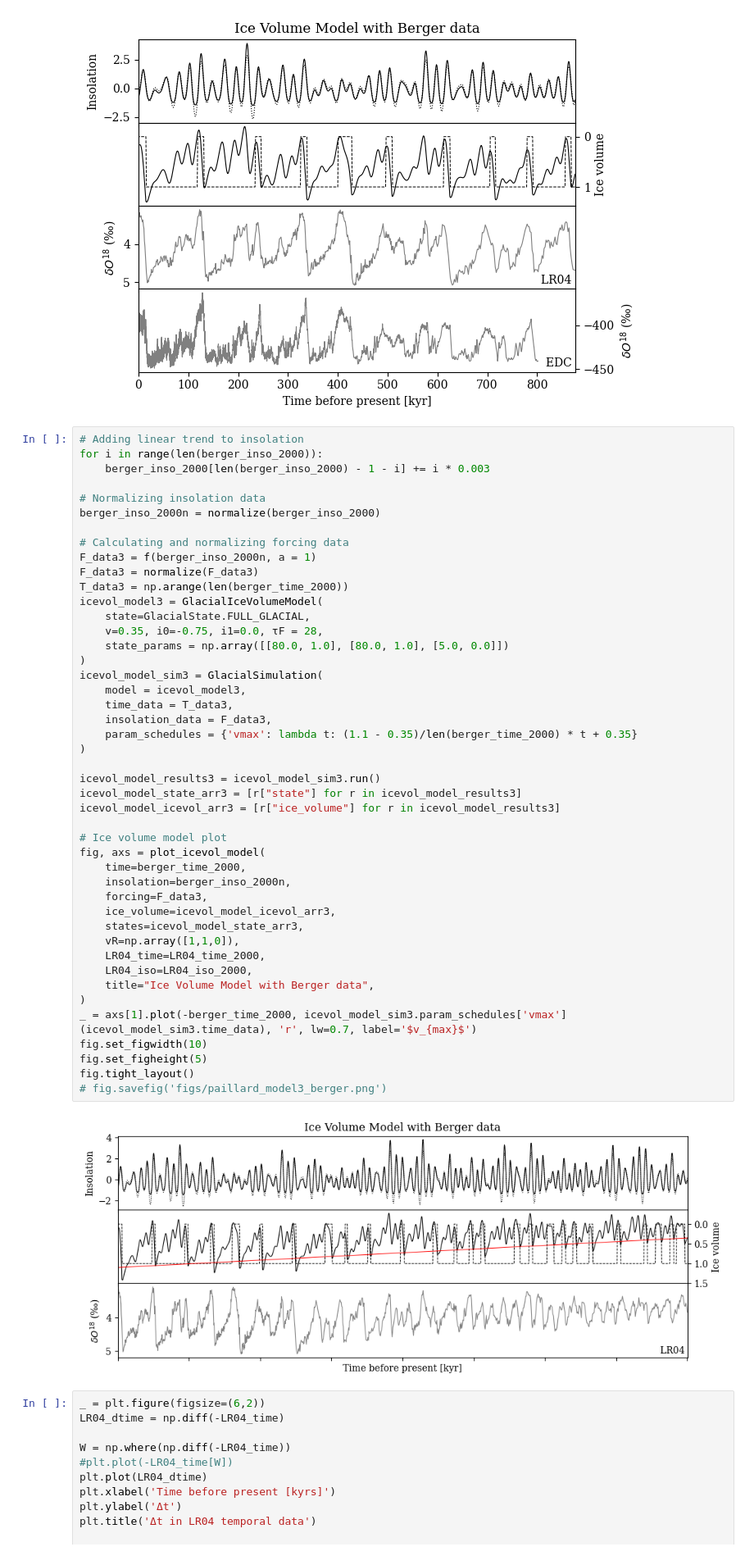
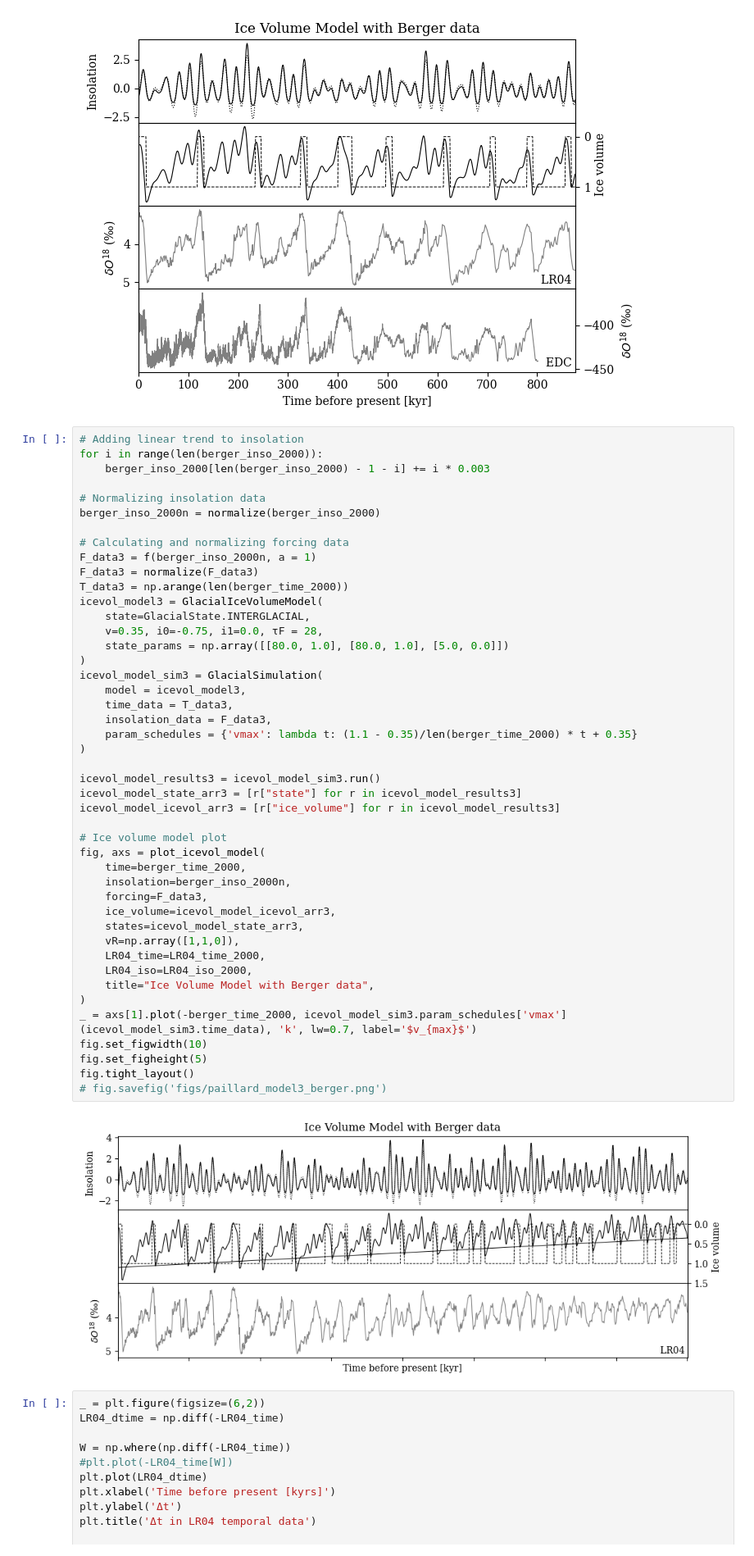
Before and after one commit to carlivas/Glacial-Interglacial-Cycles, a Jupyter notebook: Project_v7.ipynb, the cells around one changed output. Shown at 82% size. Cells and saved outputs as stored; diff of their text form.

```diff
--- a/Project_v7.ipynb
+++ b/Project_v7.ipynb
@@ -366,40 +366,40 @@ F_data3 = f(berger_inso_2000n, a = 1)
 F_data3 = normalize(F_data3)
 T_data3 = np.arange(len(berger_time_2000))
 icevol_model3 = GlacialIceVolumeModel(
-    state=GlacialState.FULL_GLACIAL,
+    state=GlacialState.INTERGLACIAL,
     v=0.35, i0=-0.75, i1=0.0, τF = 28,
     state_params = np.array([[80.0, 1.0], [80.0, 1.0], [5.0, 0.0]])
 )
 icevol_model_sim3 = GlacialSimulation(
     model = icevol_model3,
     time_data = T_data3,
     insolation_data = F_data3,
     param_schedules = {'vmax': lambda t: (1.1 - 0.35)/len(berger_time_2000) * t + 0.35}
 )
 
 icevol_model_results3 = icevol_model_sim3.run()
 icevol_model_state_arr3 = [r["state"] for r in icevol_model_results3]
 icevol_model_icevol_arr3 = [r["ice_volume"] for r in icevol_model_results3]
 
 # Ice volume model plot
 fig, axs = plot_icevol_model(
     time=berger_time_2000,
     insolation=berger_inso_2000n,
     forcing=F_data3,
     ice_volume=icevol_model_icevol_arr3,
     states=icevol_model_state_arr3,
     vR=np.array([1,1,0]),
     LR04_time=LR04_time_2000,
     LR04_iso=LR04_iso_2000,
     title="Ice Volume Model with Berger data",
 )
-_ = axs[1].plot(-berger_time_2000, icevol_model_sim3.param_schedules['vmax'](icevol_model_sim3.time_data), 'r', lw=0.7, label='$v_{max}$')
+_ = axs[1].plot(-berger_time_2000, icevol_model_sim3.param_schedules['vmax'](icevol_model_sim3.time_data), 'k', lw=0.7, label='$v_{max}$')
 fig.set_figwidth(10)
 fig.set_figheight(5)
 fig.tight_layout()
 # fig.savefig('figs/paillard_model3_berger.png')
 # %% [output]
-[figure, old version]
+[figure, new version]
 # %%
 _ = plt.figure(figsize=(6,2))
 LR04_dtime = np.diff(-LR04_time)
```
Also changed, not shown: 17 other files.
